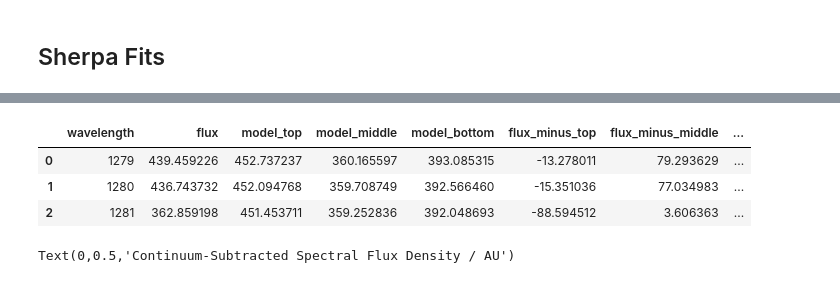
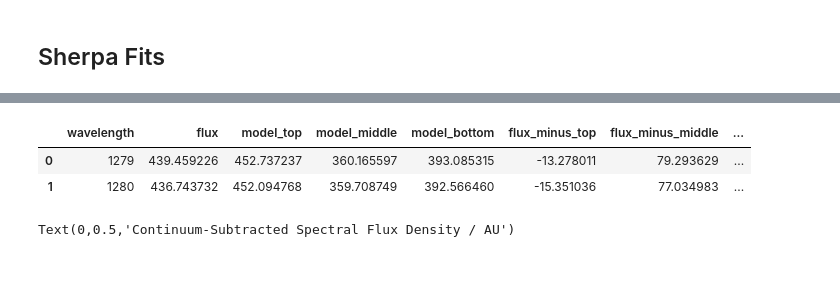
Before and after one commit to spyphyz/curve_fit, a Jupyter notebook: curve_fit_spectrograph.ipynb, the cells around one changed output, grey strips where cells are left out. Saved outputs shown, nothing was run; the diff lists cells and outputs as text; code cells hidden in the pictures.

```diff
--- a/curve_fit_spectrograph.ipynb
+++ b/curve_fit_spectrograph.ipynb
@@ -160,14 +181,13 @@ from astropy.modeling.models import Gaussian1D
 # %%
 # Input data into a pandas dataframe
 path = 'Dropbox/OpenUniversity/S382_Astrophysics/SDSS_Project/sdss_abell/extra_stuff/curve_fits'
 file = 'spectrum_z03_z18_auto_model.csv'
 df1 = pd.read_csv(os.path.join(path, file))
-df1.head(3)
+df1.head(2)
 # %% [output]
 |  | wavelength | flux | model_top | model_middle | model_bottom | flux_minus_top | flux_minus_middle | ... |
 | 0 | 1279 | 439.459226 | 452.737237 | 360.165597 | 393.085315 | -13.278011 | 79.293629 | ... |
 | 1 | 1280 | 436.743732 | 452.094768 | 359.708749 | 392.566460 | -15.351036 | 77.034983 | ... |
-| 2 | 1281 | 362.859198 | 451.453711 | 359.252836 | 392.048693 | -88.594512 | 3.606363 | ... |
 # %%
 lower_limit = 4800
 upper_limit = 4950
```
Also changed, not shown: parts of 16 cells of this notebook.
